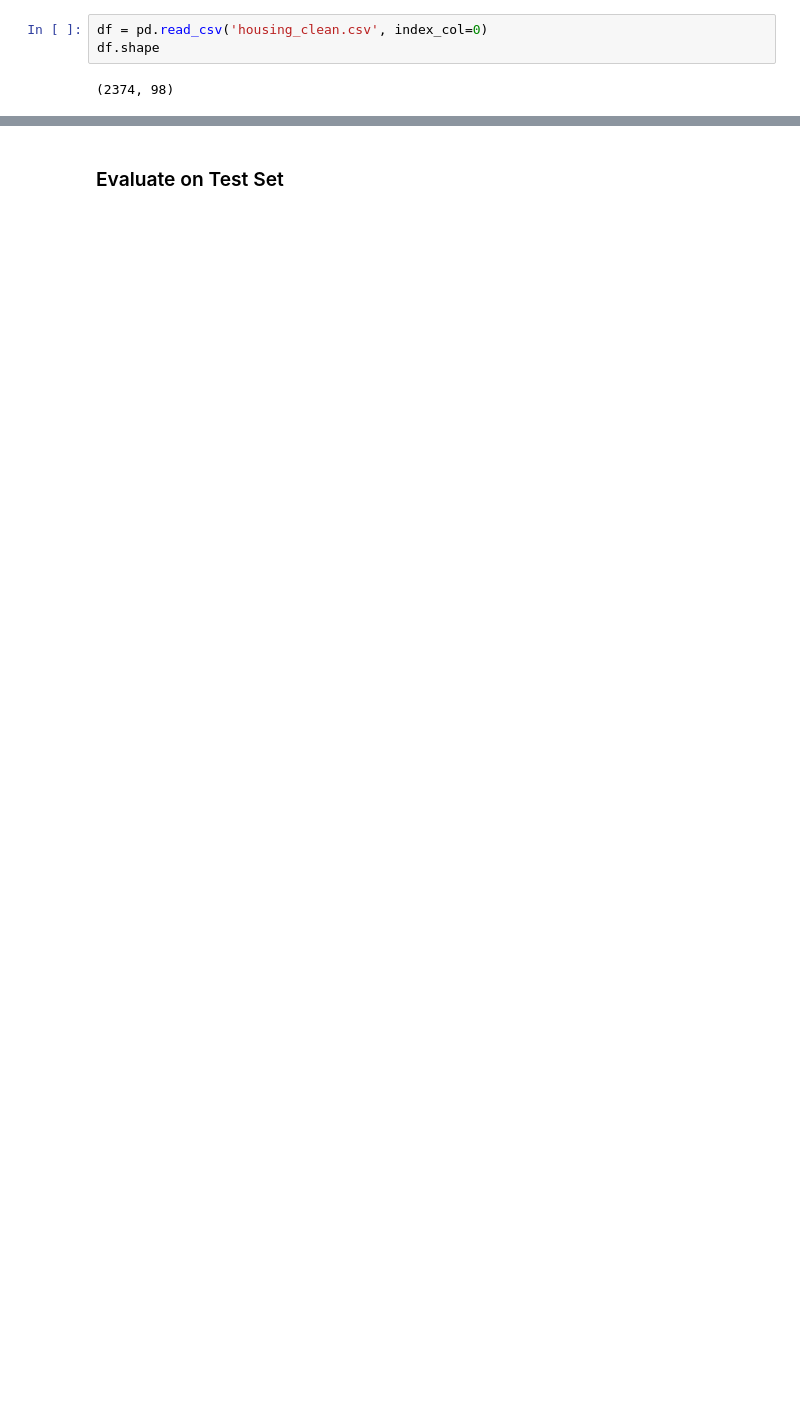
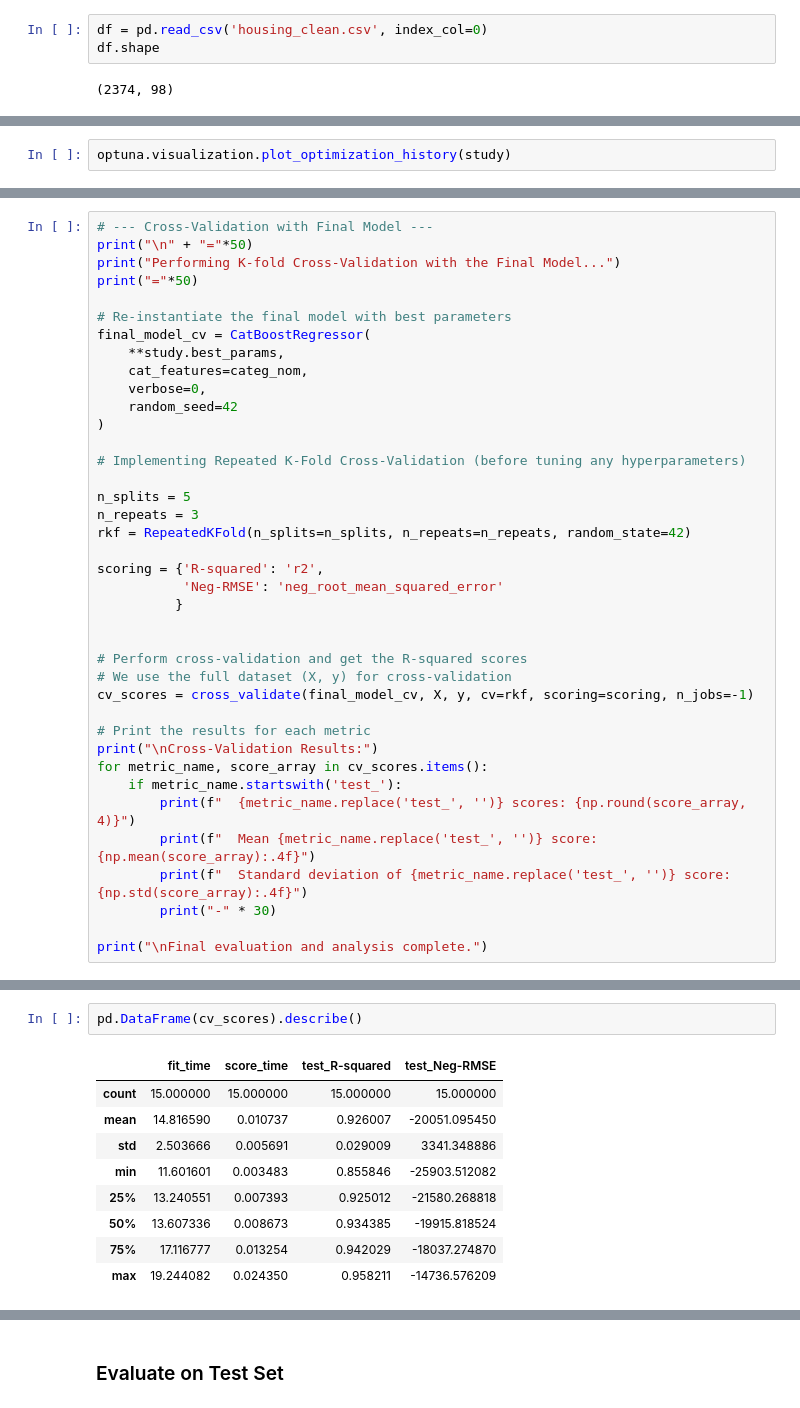
Before and after one commit to erinnyy/Ames_ML_Project, a Jupyter notebook: CatBoost.ipynb, the cells around one changed output, grey strips where cells are left out. Saved outputs shown, nothing was run; the diff lists cells and outputs as text; blank space fills up the shorter version.

```diff
--- a/CatBoost.ipynb
+++ b/CatBoost.ipynb
@@ -198,0 +400,2 @@ Best Parameters: {'learning_rate': 0.05, 'l2_leaf_reg': 3, 'iterations': 1500, '
+# %%
+optuna.visualization.plot_optimization_history(study)
@@ -198,0 +425,39 @@ Best Parameters: {'learning_rate': 0.05, 'l2_leaf_reg': 3, 'iterations': 1500, '
+# %%
+# --- Cross-Validation with Final Model ---
+print("\n" + "="*50)
+print("Performing K-fold Cross-Validation with the Final Model...")
+print("="*50)
+
+# Re-instantiate the final model with best parameters
+final_model_cv = CatBoostRegressor(
+    **study.best_params,
+    cat_features=categ_nom,
+    verbose=0,
+    random_seed=42
+)
+
+# Implementing Repeated K-Fold Cross-Validation (before tuning any hyperparameters)
+
+n_splits = 5
+n_repeats = 3
+rkf = RepeatedKFold(n_splits=n_splits, n_repeats=n_repeats, random_state=42)
+
+scoring = {'R-squared': 'r2',
+           'Neg-RMSE': 'neg_root_mean_squared_error'
+          }
+
+
+# Perform cross-validation and get the R-squared scores
+# We use the full dataset (X, y) for cross-validation
+cv_scores = cross_validate(final_model_cv, X, y, cv=rkf, scoring=scoring, n_jobs=-1)
+
+# Print the results for each metric
+print("\nCross-Validation Results:")
+for metric_name, score_array in cv_scores.items():
+    if metric_name.startswith('test_'):
+        print(f"  {metric_name.replace('test_', '')} scores: {np.round(score_array, 4)}")
+        print(f"  Mean {metric_name.replace('test_', '')} score: {np.mean(score_array):.4f}")
+        print(f"  Standard deviation of {metric_name.replace('test_', '')} score: {np.std(score_array):.4f}")
+        print("-" * 30)
+
+print("\nFinal evaluation and analysis complete.")
@@ -198,0 +483,12 @@ Best Parameters: {'learning_rate': 0.05, 'l2_leaf_reg': 3, 'iterations': 1500, '
+# %%
+pd.DataFrame(cv_scores).describe()
+# %% [output]
+|  | fit_time | score_time | test_R-squared | test_Neg-RMSE |
+| count | 15.000000 | 15.000000 | 15.000000 | 15.000000 |
+| mean | 14.816590 | 0.010737 | 0.926007 | -20051.095450 |
+| std | 2.503666 | 0.005691 | 0.029009 | 3341.348886 |
+| min | 11.601601 | 0.003483 | 0.855846 | -25903.512082 |
+| 25% | 13.240551 | 0.007393 | 0.925012 | -21580.268818 |
+| 50% | 13.607336 | 0.008673 | 0.934385 | -19915.818524 |
+| 75% | 17.116777 | 0.013254 | 0.942029 | -18037.274870 |
+| max | 19.244082 | 0.024350 | 0.958211 | -14736.576209 |
```
Also changed, not shown: parts of 94 cells of this notebook.
